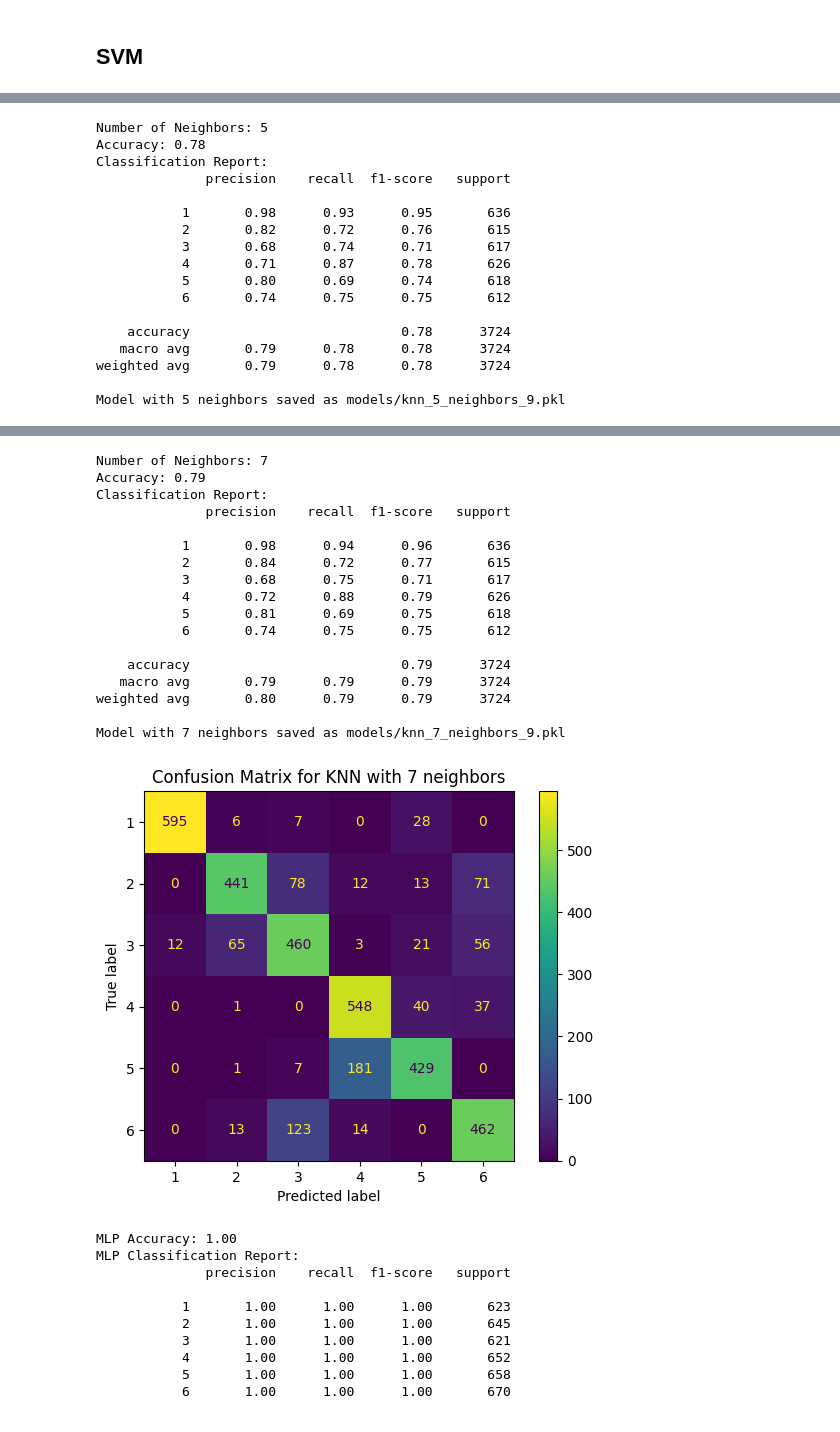
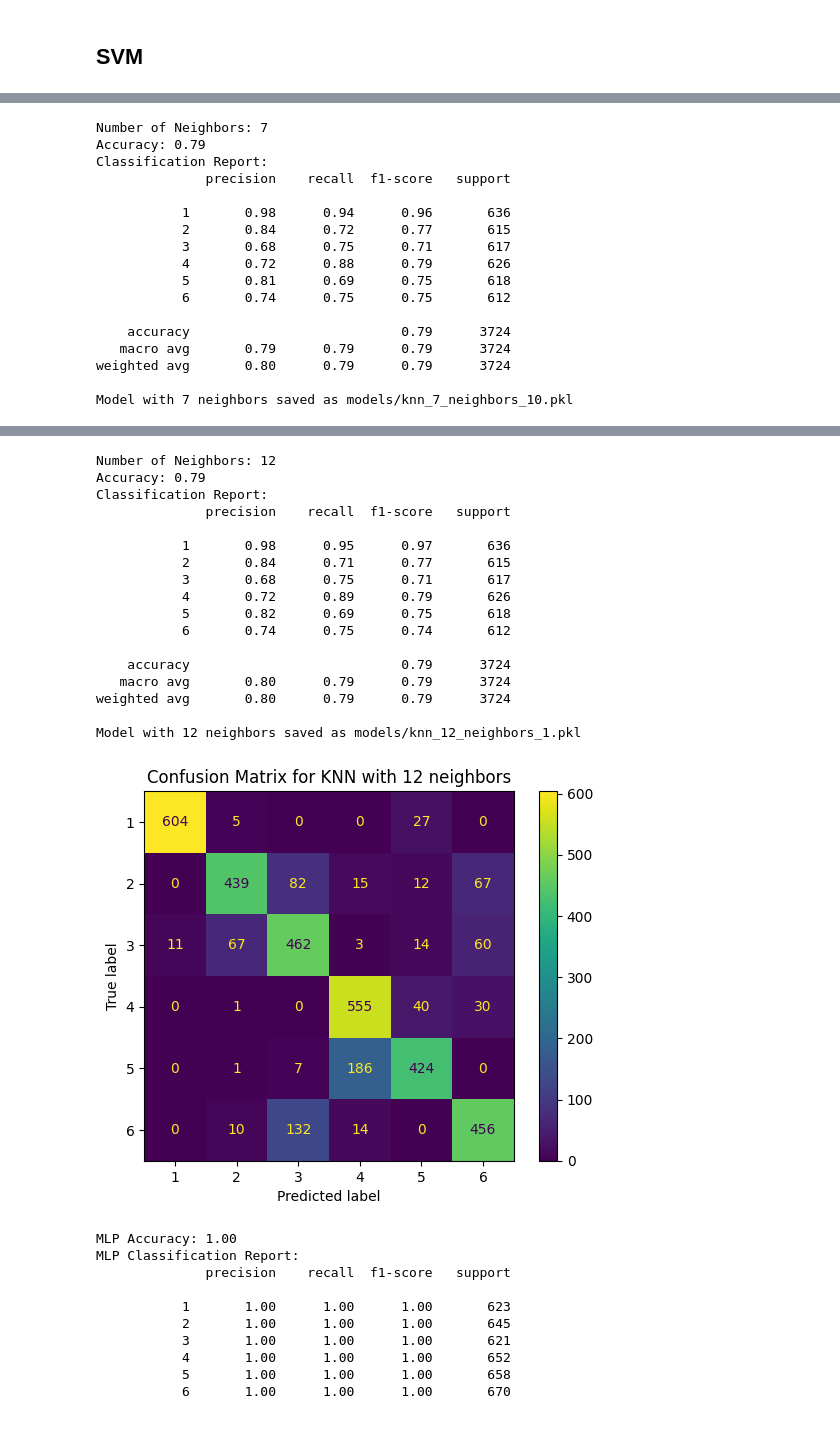
Before and after one commit to FrankDelft/ML_EE_EMG, a Jupyter notebook: main.ipynb, the cells around one changed output, grey strips where cells are left out. Saved outputs shown, nothing was run; the diff lists cells and outputs as text; code cells hidden in the pictures.

```diff
--- a/main.ipynb
+++ b/main.ipynb
@@ -264,7 +242,7 @@ subset
 data_dict = {}
 
 # Define the time gap threshold (adjust as needed)
-time_gap_threshold = 15000  # Example threshold
+time_gap_threshold = 70000  # Example threshold
 
 # Loop through each label (subject)
 for label in range(1,37):
@@ -294,8 +272,8 @@ for label in range(1,37):
         # Add the last segment if it exists
         if current_segment:
             segments.append(pd.DataFrame(current_segment))
-        if len(segments)!=2:
-            print(label, class_value,"  segment length is:",len(segments))
+        # if len(segments)!=2:
+        #     print(label, class_value,"  segment length is:",len(segments))
         # Save the segments in the dictionary with the label and class as the key
         # Drop the 'time' column from each segment
         # segments = [segment.drop(columns=['time']) for segment in segments]
@@ -510,0 +577,26 @@ Test set shape: (3724, 40)
+# %%
+
+# # Initialize the StandardScaler
+scaler = StandardScaler()
+
+# # Fit and transform the data
+X_standardized = scaler.fit_transform(X.drop(columns=['class', 'label']))
+final_features=['_min_value', '_max_value', '_mean_abs_value', '_skew_value', '_var_value', '_std_value', '_mean_freq_value', 'label']
+X_subset = X[[col for col in X.columns if any(included_features in col for included_features in final_features )]]
+X_train= X_subset[X_subset['label'] < 30]
+X_test = X_subset[X_subset['label'] >= 30]
+X_train = X_train.drop(columns=['label'])
+X_test = X_test.drop(columns=['label'])
+
+# Standardize the subset of features
+X_train_subset = scaler.fit_transform(X_train_subset)
+X_test_subset = scaler.transform(X_test_subset)
+
+y_train=y[X['label']<30]
+
+
+y_test=y[X['label']>=30]
+
+print(f"Training set shape : {X_train.shape}")
+print(f"Test set shape: {X_test.shape}")
+print(X_test.shape[0]/(X_train.shape[0]+X_test.shape[0]))
@@ -669,7 +765,7 @@ model_dir = 'models'
 os.makedirs(model_dir, exist_ok=True)
 
 # Define the different neighbor values to train
-neighbor_values = [3, 5, 7]  # You can add more values as needed
+neighbor_values = [3, 7, 12]  # You can add more values as needed
 
 # Iterate over each neighbor value
 for n_neighbors in neighbor_values:
@@ -730,18 +826,18 @@ Model with 3 neighbors saved as models/knn_3_neighbors_9.pkl
 [figure]
-Number of Neighbors: 5
-Accuracy: 0.78
+Number of Neighbors: 7
+Accuracy: 0.79
 Classification Report:
               precision    recall  f1-score   support
 
-           1       0.98      0.93      0.95       636
-           2       0.82      0.72      0.76       615
-           3       0.68      0.74      0.71       617
-           4       0.71      0.87      0.78       626
-           5       0.80      0.69      0.74       618
+           1       0.98      0.94      0.96       636
+           2       0.84      0.72      0.77       615
+           3       0.68      0.75      0.71       617
+           4       0.72      0.88      0.79       626
+           5       0.81      0.69      0.75       618
            6       0.74      0.75      0.75       612
 
-    accuracy                           0.78      3724
-   macro avg       0.79      0.78      0.78      3724
-weighted avg       0.79      0.78      0.78      3724
+    accuracy                           0.79      3724
+   macro avg       0.79      0.79      0.79      3724
+weighted avg       0.80      0.79      0.79      3724
 
-Model with 5 neighbors saved as models/knn_5_neighbors_9.pkl
+Model with 7 neighbors saved as models/knn_7_neighbors_10.pkl
@@ -749,21 +845,21 @@ Model with 5 neighbors saved as models/knn_5_neighbors_9.pkl
-Number of Neighbors: 7
+Number of Neighbors: 12
 Accuracy: 0.79
 Classification Report:
               precision    recall  f1-score   support
 
-           1       0.98      0.94      0.96       636
-           2       0.84      0.72      0.77       615
+           1       0.98      0.95      0.97       636
+           2       0.84      0.71      0.77       615
            3       0.68      0.75      0.71       617
-           4       0.72      0.88      0.79       626
-           5       0.81      0.69      0.75       618
-           6       0.74      0.75      0.75       612
+           4       0.72      0.89      0.79       626
+           5       0.82      0.69      0.75       618
+           6       0.74      0.75      0.74       612
 
     accuracy                           0.79      3724
-   macro avg       0.79      0.79      0.79      3724
+   macro avg       0.80      0.79      0.79      3724
 weighted avg       0.80      0.79      0.79      3724
 
-Model with 7 neighbors saved as models/knn_7_neighbors_9.pkl
+Model with 12 neighbors saved as models/knn_12_neighbors_1.pkl
-[figure, old version]
+[figure, new version]
 # %%
 from sklearn.neural_network import MLPClassifier
 
```
Also changed, not shown: parts of 12 cells of this notebook.
